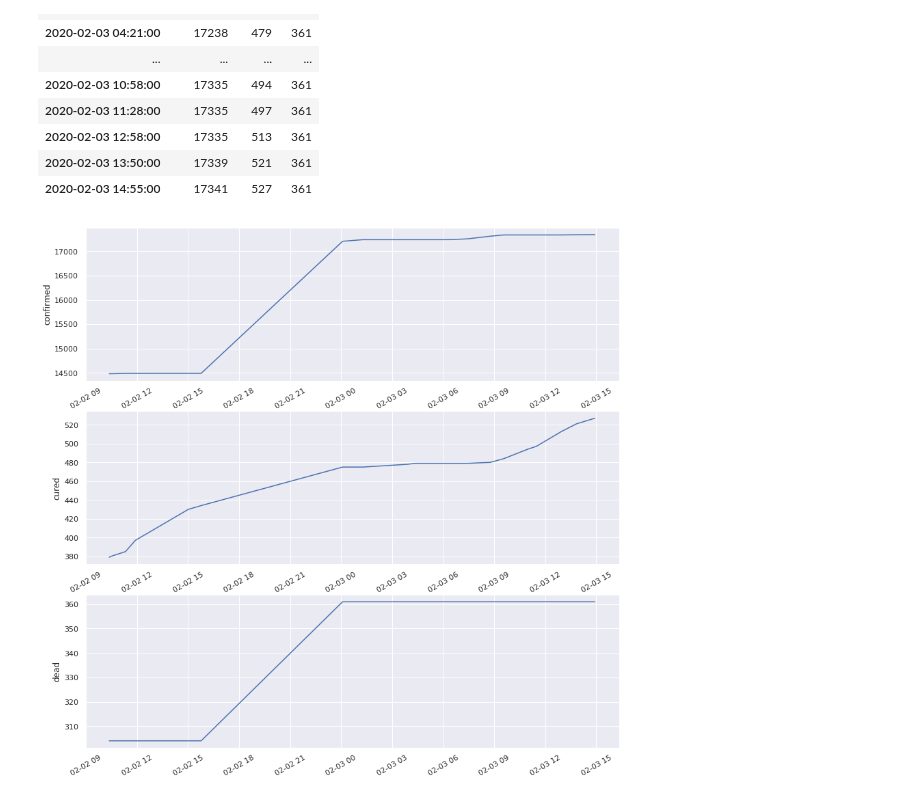
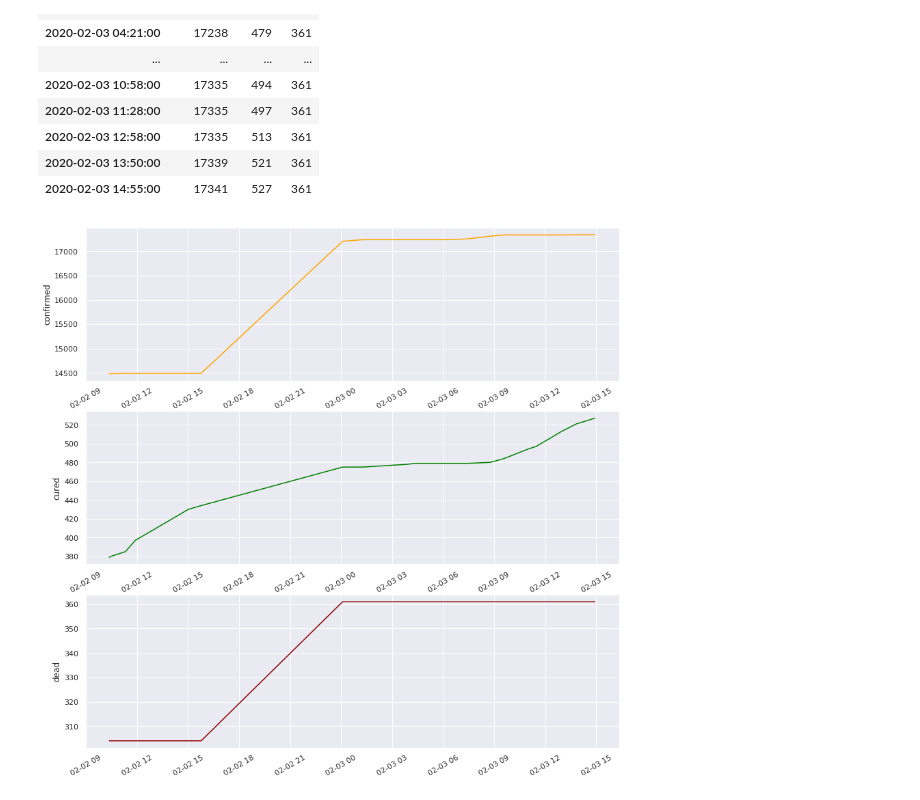
Before and after one commit to alext234/coronavirus-stats, a Jupyter notebook: China-cases.ipynb, the cells around one changed output. Drawn from its saved outputs; the diff is of its cells as text; code cells hidden in the pictures.

Commit message:
add color to graphs

```diff
--- a/China-cases.ipynb
+++ b/China-cases.ipynb
@@ -118,25 +118,25 @@ df
 # %%
 if df.shape[0]>1:
     # line chart when having at least a few points
     sns.set(rc={'figure.figsize':(14,14)})
 
     fig, axs = plt.subplots(nrows=3)
 
-    sns.lineplot(x=df.index, y = 'confirmed', data=df, ax= axs[0], estimator=None)
-    sns.lineplot(x=df.index, y = 'cured', data=df, ax= axs[1], estimator=None)
-    sns.lineplot(x=df.index, y = 'dead', data=df, ax= axs[2], estimator=None)
+    sns.lineplot(x=df.index, y = 'confirmed', data=df, ax= axs[0], estimator=None, color='orange')
+    sns.lineplot(x=df.index, y = 'cured', data=df, ax= axs[1], estimator=None, color='green')
+    sns.lineplot(x=df.index, y = 'dead', data=df, ax= axs[2], estimator=None, color='darkred')
 
     for ax in axs:
         ax.set_xlabel('')
         ax.tick_params(axis='x', labelrotation=30)
 else:
 
     ax = df.plot(kind='bar', stacked=True, figsize=(9,6))
     fig = ax.get_figure()
     ax.set_xlabel('')
     for label in ax.get_xticklabels():
         label.set_rotation(0)
 # %% [output]
-[figure, old version]
+[figure, new version]
 # %%
 fig.savefig(png_file)
```
Also changed, not shown: parts of 1 cell of this notebook, 3 other files.
